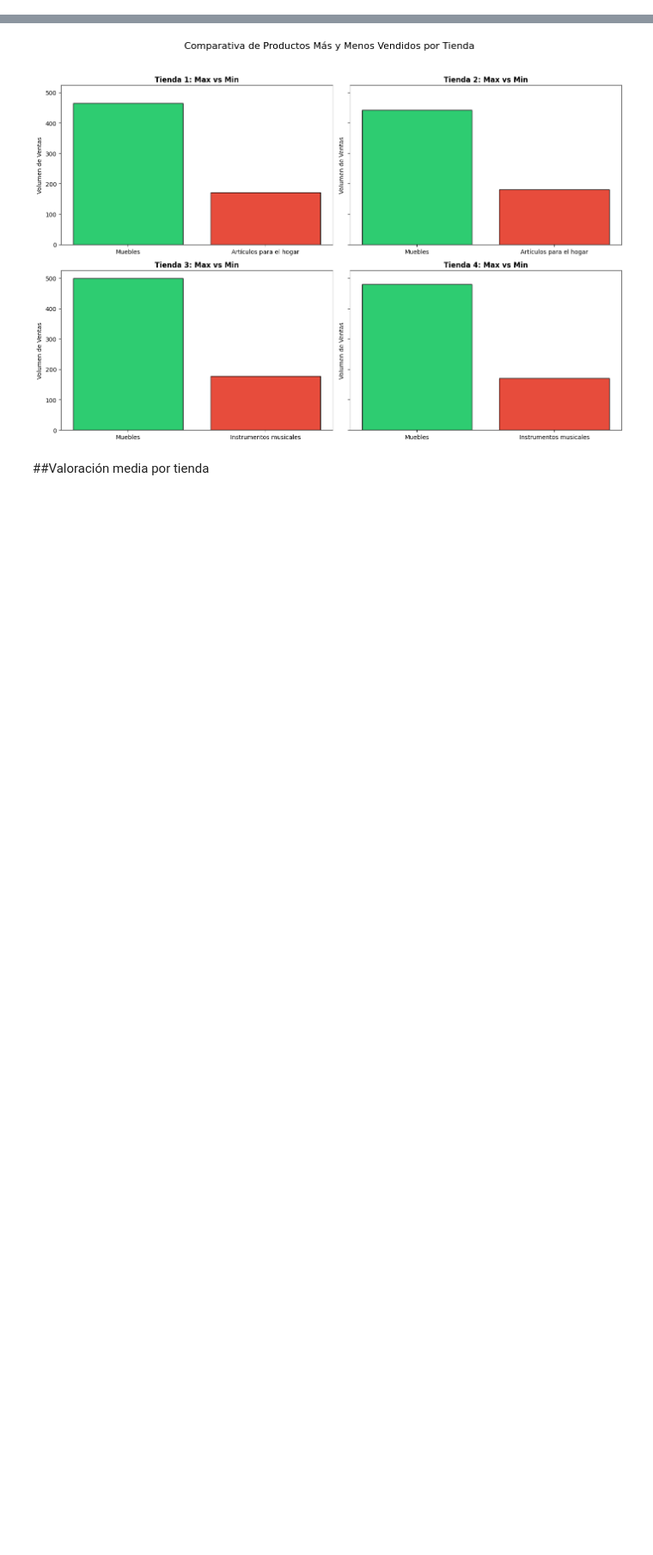
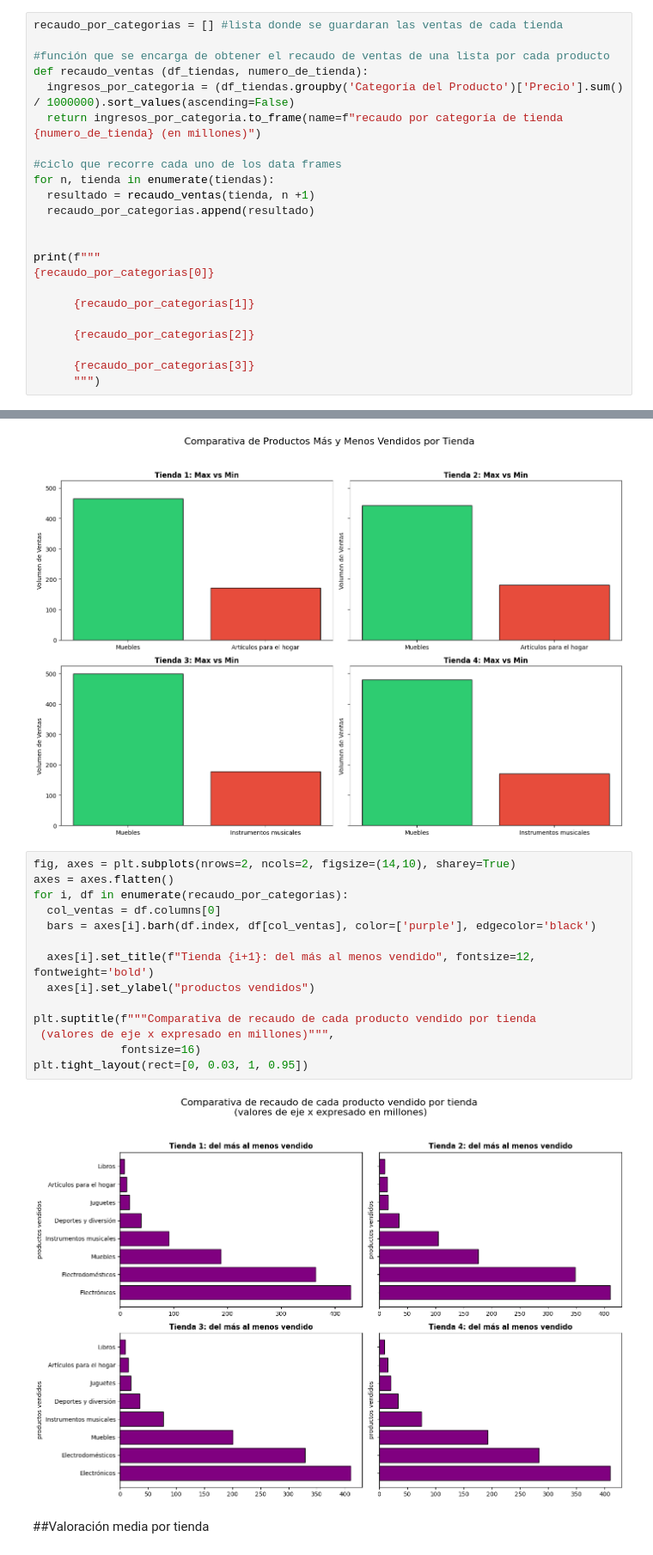
Before and after one commit to Angelthebestone/Challenge-amigo-secreto-ONEG9, a Jupyter notebook: Practicando_Python_para_Data_Science_Challenge_Alura_Store.ipynb, the cells around one changed output, grey strips where cells are left out. Shown at 86% size. Drawn from its saved outputs; the diff is of its cells as text; blank space fills up the shorter version.

```diff
--- a/Practicando_Python_para_Data_Science_Challenge_Alura_Store.ipynb
+++ b/Practicando_Python_para_Data_Science_Challenge_Alura_Store.ipynb
@@ -133,3 +146,26 @@ Electrodomésticos                                     254
 Artículos para el hogar                               201
 Libros                                                187
 Instrumentos musicales                                170
+# %%
+recaudo_por_categorias = [] #lista donde se guardaran las ventas de cada tienda
+
+#función que se encarga de obtener el recaudo de ventas de una lista por cada producto
+def recaudo_ventas (df_tiendas, numero_de_tienda):
+  ingresos_por_categoria = (df_tiendas.groupby('Categoría del Producto')['Precio'].sum() / 1000000).sort_values(ascending=False)
+  return ingresos_por_categoria.to_frame(name=f"recaudo por categoría de tienda {numero_de_tienda} (en millones)")
+
+#ciclo que recorre cada uno de los data frames
+for n, tienda in enumerate(tiendas):
+  resultado = recaudo_ventas(tienda, n +1)
+  recaudo_por_categorias.append(resultado)
+
+
+print(f"""
+{recaudo_por_categorias[0]}
+
+      {recaudo_por_categorias[1]}
+
+      {recaudo_por_categorias[2]}
+
+      {recaudo_por_categorias[3]}
+      """)
@@ -177,6 +231,22 @@ plt.tight_layout(rect=[0, 0.03, 1, 0.95])
 plt.show()
 # %% [output]
 [figure]
+# %%
+fig, axes = plt.subplots(nrows=2, ncols=2, figsize=(14,10), sharey=True)
+axes = axes.flatten()
+for i, df in enumerate(recaudo_por_categorias):
+  col_ventas = df.columns[0]
+  bars = axes[i].barh(df.index, df[col_ventas], color=['purple'], edgecolor='black')
+
+  axes[i].set_title(f"Tienda {i+1}: del más al menos vendido", fontsize=12, fontweight='bold')
+  axes[i].set_ylabel("productos vendidos")
+
+plt.suptitle(f"""Comparativa de recaudo de cada producto vendido por tienda
+ (valores de eje x expresado en millones)""",
+             fontsize=16)
+plt.tight_layout(rect=[0, 0.03, 1, 0.95])
+# %% [output]
+[figure, added]
 # %% [markdown]
 ##Valoración media por tienda
 # %%
```
Also changed, not shown: parts of 30 cells of this notebook.
